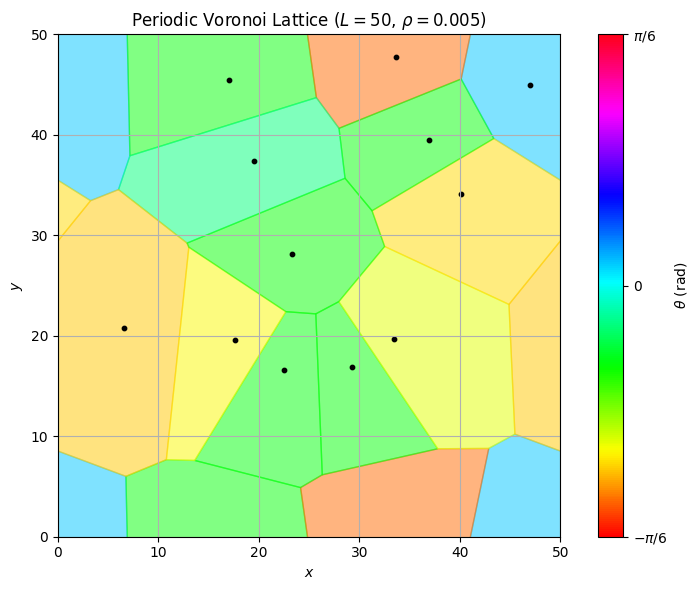
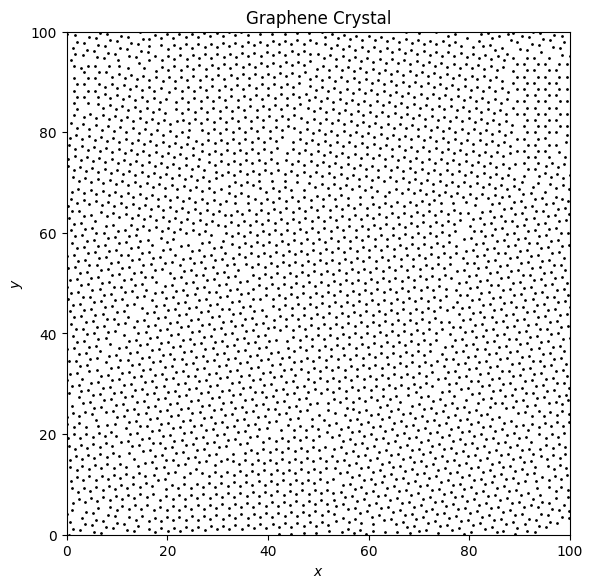
Unified diff of the notebook cell whose output changed from the first chart to the second:
--- before
+++ after
@@ -1,42 +1,7 @@
-L = 50
-rho = 0.005
-lat = Voronoi.PeriodicVoronoi(L, rho)
-lat.plot()
-plt.show()
+vor = Voronoi.PeriodicVoronoi(L=100, rho=0.001)
+graphene = Graphene.GrapheneCrystal(vor, a=1.42)
 
-T = 0.1
-beta = 1 / T
-epsilon = 0.0
-gamma = 1.0
-theta, energy = MonteCarlo.monte_carlo(lat.theta.copy(), lat.adj_i, lat.adj_j, lat.adj_length, beta, epsilon, rho, gamma, n_sweeps=100000)
+graphene.save_crystal("results/initial_crystal.npz")
 
-plt.plot(energy)
-plt.xlabel('Sweep')
-plt.ylabel('Energy')
-plt.title('Energy vs Sweep')
-plt.tight_layout()
-plt.show()
-
-lat.theta = theta
-lat.plot()
-plt.show()
-
-graphene = Graphene.GrapheneCrystal(lat, a=1.42)
 graphene.plot_atoms()
-# plt.savefig(f"results/Graphene_atoms_T{T}.pdf")
-plt.show()
-
 graphene.plot_bonds()
-# plt.savefig(f"results/Graphene_bonds_T{T}.pdf")
-plt.show()
-
-graphene.compute_observables()
-plt.plot(graphene.G6)
-plt.ylim(-0.1, 1.1)
-plt.xlabel('Distance')
-plt.ylabel('G6')
-plt.title('Orientational Correlation Function G6')
-plt.grid()
-plt.tight_layout()
-# plt.savefig(f"results/G6_T{T}.pdf")
-plt.show()

Commit: test file